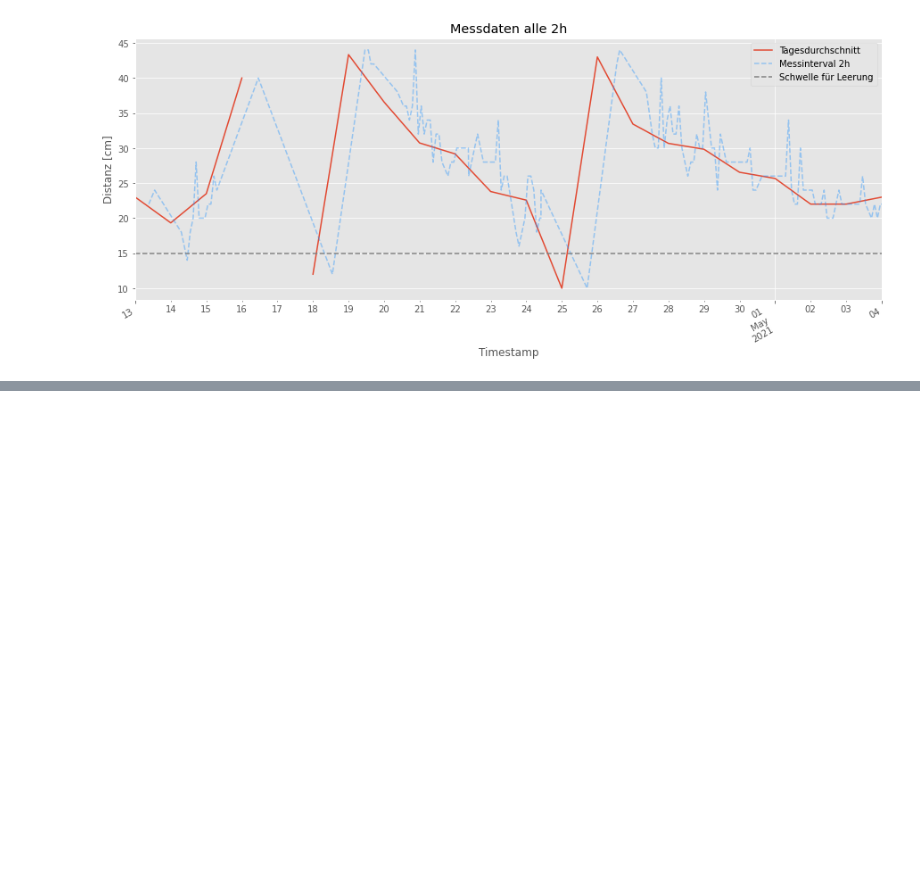
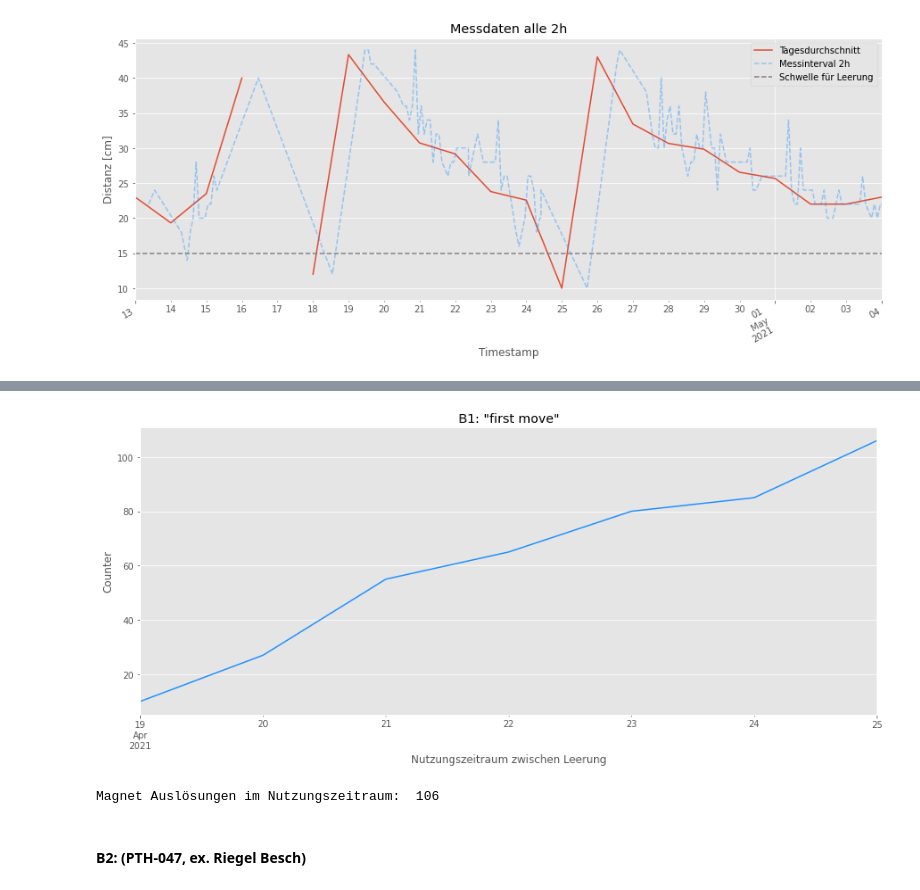
Before and after one commit to phyti1/ds_p4_kompotoi, a Jupyter notebook: Data_aquissation_sensoneo.ipynb, the cells around one changed output, grey strips where cells are left out. Saved outputs shown, nothing was run; the diff lists cells and outputs as text; code cells hidden in the pictures; blank space fills up the shorter version.

```diff
--- a/Data_aquissation_sensoneo.ipynb
+++ b/Data_aquissation_sensoneo.ipynb
@@ -357,0 +470,13 @@ plt.show()
+# %%
+# fast data cleaning, Sensor ID (M4) wählen und Zeitrum einschränken
+df_poc_b1 = df_poc[df_poc['deviceId'] == '1F2504E']
+df_poc_b1 = df_poc_b1[df_poc_b1['action'] == 'first_move']
+
+# "first move" meldungen addieren
+df_poc_b1['counter'] = np.where(df_poc_b1['action'] == 'first_move', 1, 0)
+# index ordnen zum aufsummieren
+df_poc_b1.sort_index(ascending=True, inplace=True)
+df_poc_b1['counter'] = np.cumsum(df_poc_b1['counter'])
+
+df_poc_b1 = df_poc_b1[['deviceId','action','counter']]
+df_poc_b1
@@ -357,0 +498,15 @@ plt.show()
+# %%
+df_poc_b1['counter'].resample('D').max().plot(color='dodgerblue', figsize=(15,6), label='Reed Counter Magnet')
+plt.title('B1: "first move"')
+plt.ylabel('Counter')
+plt.xlabel('Nutzungszeitraum zwischen Leerung')
+plt.show()
+# %% [output]
+[figure, added]
+# %%
+counter_zeitfenster = df_poc_b1.iloc[-1, 2]
+print('Magnet Auslösungen im Nutzungszeitraum: ', counter_zeitfenster)
+# %% [output]
+Magnet Auslösungen im Nutzungszeitraum:  106
+# %% [markdown]
+#### B2: (PTH-047, ex. Riegel Besch)
```
Also changed, not shown: parts of 19 cells of this notebook, 1 other file.
